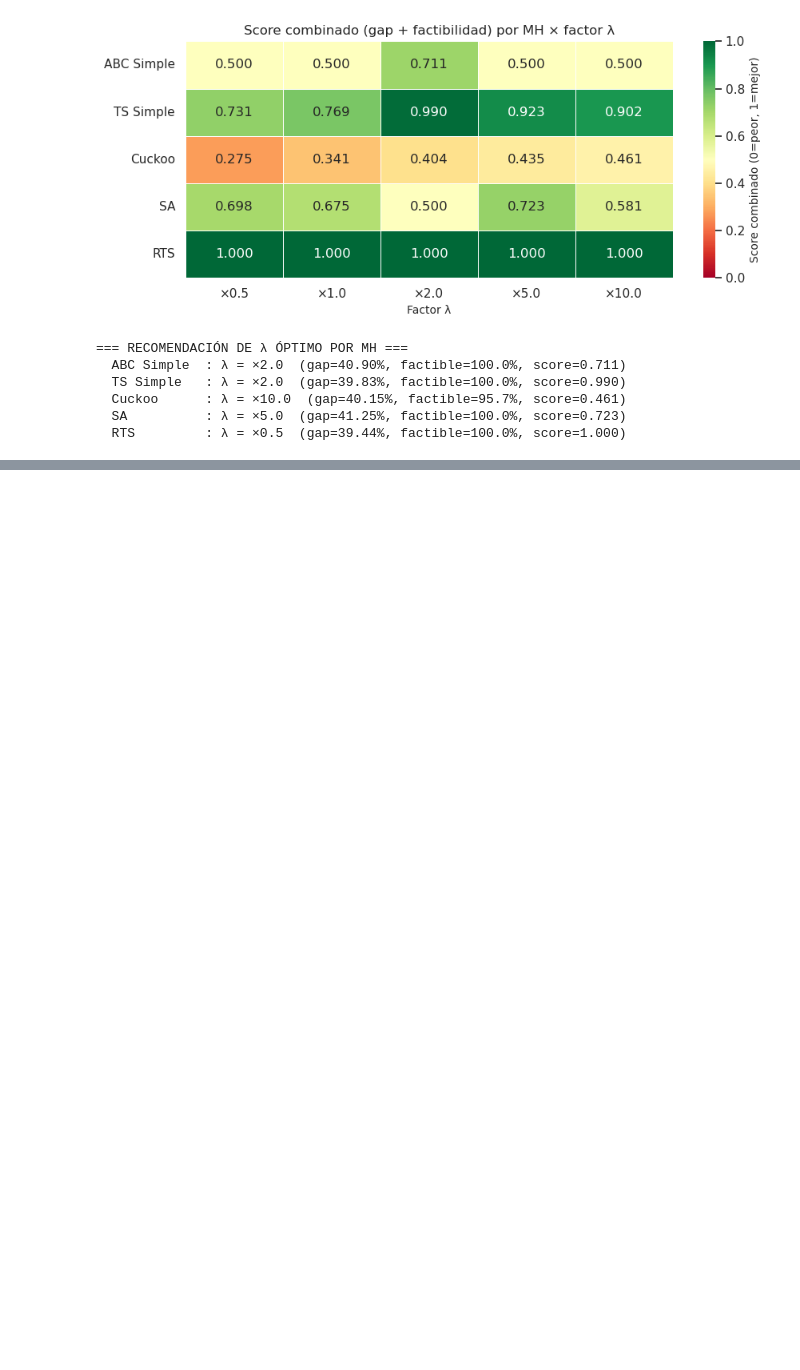
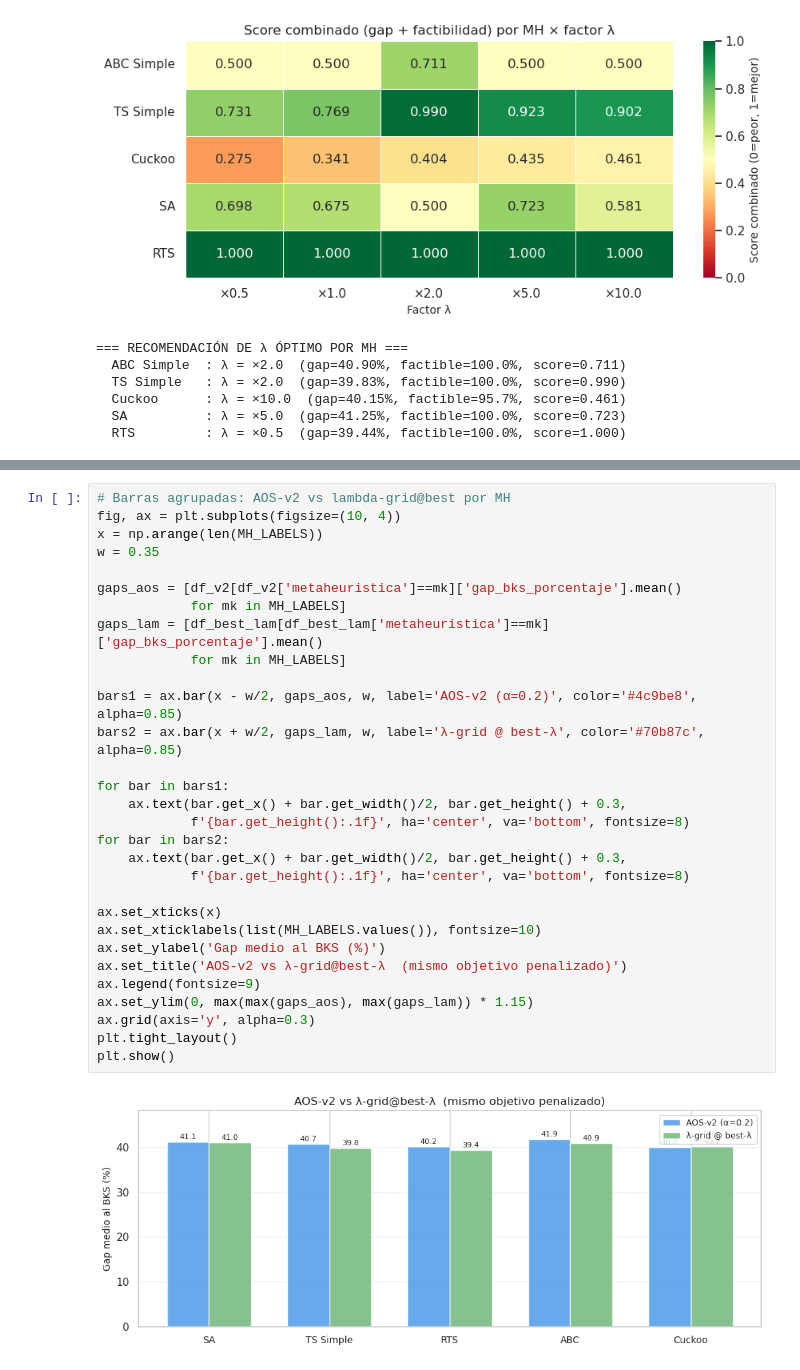
Before and after one commit to Alhely/MetaCARP_Proyecto, a Jupyter notebook: analisis_operadores_20260520/analisis_exploratorio_operadores.ipynb, the cells around one changed output, grey strips where cells are left out. Cells and saved outputs as stored; diff of their text form; blank space fills up the shorter version.

```diff
--- a/analisis_operadores_20260520/analisis_exploratorio_operadores.ipynb
+++ b/analisis_operadores_20260520/analisis_exploratorio_operadores.ipynb
@@ -1286,0 +1580,32 @@ for mh_lbl in score_comb.index:
+# %%
+# Barras agrupadas: AOS-v2 vs lambda-grid@best por MH
+fig, ax = plt.subplots(figsize=(10, 4))
+x = np.arange(len(MH_LABELS))
+w = 0.35
+
+gaps_aos = [df_v2[df_v2['metaheuristica']==mk]['gap_bks_porcentaje'].mean()
+            for mk in MH_LABELS]
+gaps_lam = [df_best_lam[df_best_lam['metaheuristica']==mk]['gap_bks_porcentaje'].mean()
+            for mk in MH_LABELS]
+
+bars1 = ax.bar(x - w/2, gaps_aos, w, label='AOS-v2 (α=0.2)', color='#4c9be8', alpha=0.85)
+bars2 = ax.bar(x + w/2, gaps_lam, w, label='λ-grid @ best-λ', color='#70b87c', alpha=0.85)
+
+for bar in bars1:
+    ax.text(bar.get_x() + bar.get_width()/2, bar.get_height() + 0.3,
+            f'{bar.get_height():.1f}', ha='center', va='bottom', fontsize=8)
+for bar in bars2:
+    ax.text(bar.get_x() + bar.get_width()/2, bar.get_height() + 0.3,
+            f'{bar.get_height():.1f}', ha='center', va='bottom', fontsize=8)
+
+ax.set_xticks(x)
+ax.set_xticklabels(list(MH_LABELS.values()), fontsize=10)
+ax.set_ylabel('Gap medio al BKS (%)')
+ax.set_title('AOS-v2 vs λ-grid@best-λ  (mismo objetivo penalizado)')
+ax.legend(fontsize=9)
+ax.set_ylim(0, max(max(gaps_aos), max(gaps_lam)) * 1.15)
+ax.grid(axis='y', alpha=0.3)
+plt.tight_layout()
+plt.show()
+# %% [output]
+[figure, added]
```
Also changed, not shown: parts of 8 cells of this notebook.
